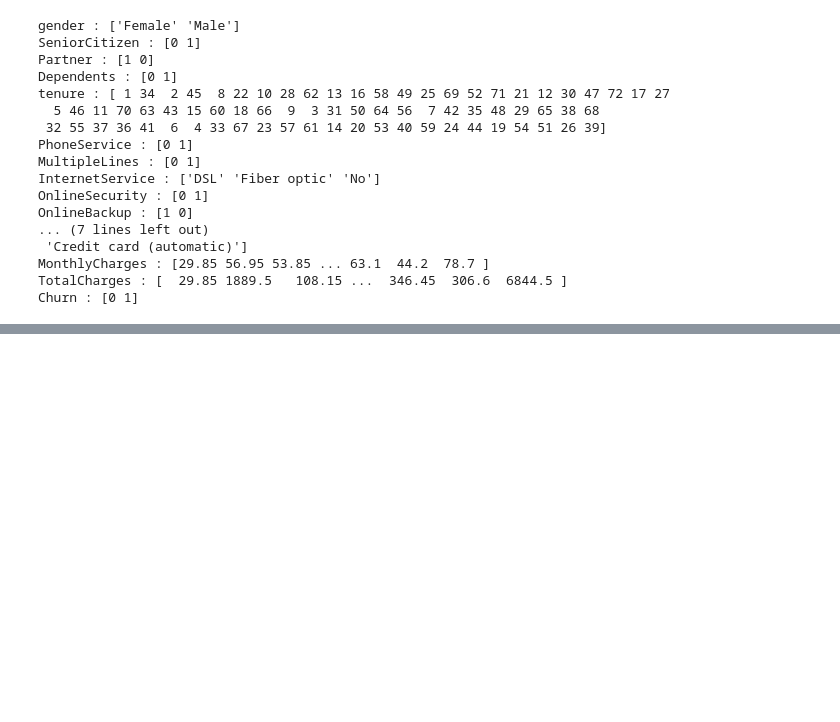
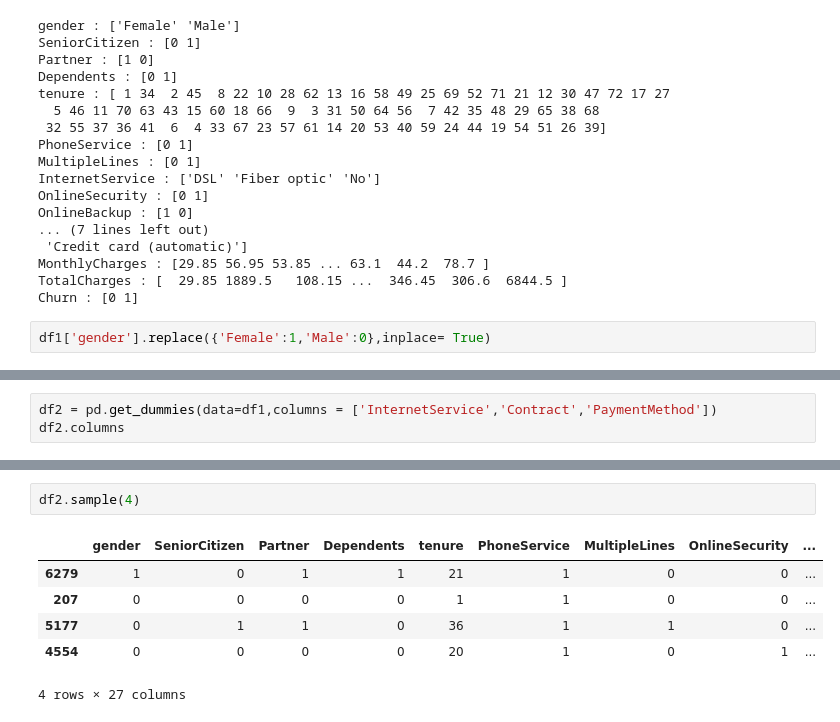
Before and after one commit to eddy1006/DeepLearning_Tutorials, a Jupyter notebook: Customer Churn using ANN/customer_churn_ann.ipynb, the cells around one changed output, grey strips where cells are left out. Cells and saved outputs as stored; diff of their text form; blank space fills up the shorter version.

```diff
--- a/Customer Churn using ANN/customer_churn_ann.ipynb
+++ b/Customer Churn using ANN/customer_churn_ann.ipynb
@@ -326,3 +326,5 @@ OnlineBackup : [1 0]
 MonthlyCharges : [29.85 56.95 53.85 ... 63.1  44.2  78.7 ]
 TotalCharges : [  29.85 1889.5   108.15 ...  346.45  306.6  6844.5 ]
 Churn : [0 1]
+# %%
+df1['gender'].replace({'Female':1,'Male':0},inplace= True)
@@ -328,0 +335,3 @@ Churn : [0 1]
+# %%
+df2 = pd.get_dummies(data=df1,columns = ['InternetService','Contract','PaymentMethod'])
+df2.columns
@@ -328,0 +349,9 @@ Churn : [0 1]
+# %%
+df2.sample(4)
+# %% [output]
+|  | gender | SeniorCitizen | Partner | Dependents | tenure | PhoneService | MultipleLines | OnlineSecurity | ... |
+| 6279 | 1 | 0 | 1 | 1 | 21 | 1 | 0 | 0 | ... |
+| 207 | 0 | 0 | 0 | 0 | 1 | 1 | 0 | 0 | ... |
+| 5177 | 0 | 1 | 1 | 0 | 36 | 1 | 1 | 0 | ... |
+| 4554 | 0 | 0 | 0 | 0 | 20 | 1 | 0 | 1 | ... |
+4 rows × 27 columns
```
Also changed, not shown: parts of 6 cells of this notebook.
